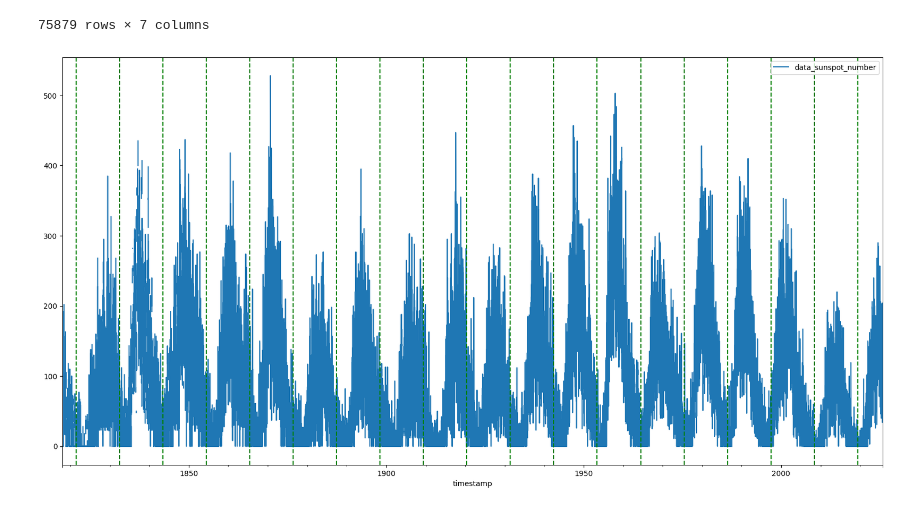
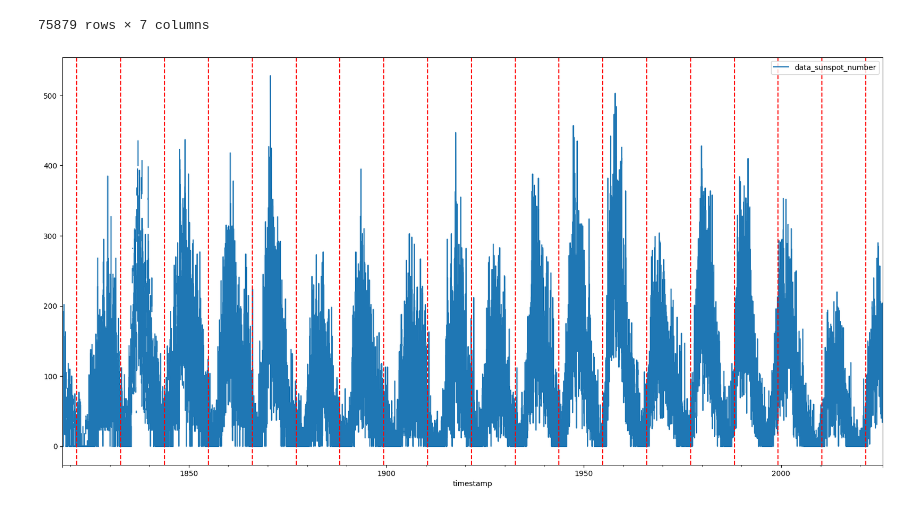
Before and after one commit to Arduel1/space_weather_analysis, a Jupyter notebook: notebooks/sunspots.ipynb, the cells around one changed output. Saved outputs shown, nothing was run; the diff lists cells and outputs as text; code cells hidden in the pictures.

Commit message:
changed color of cycle lines to red for visibility

```diff
--- a/notebooks/sunspots.ipynb
+++ b/notebooks/sunspots.ipynb
@@ -119,9 +119,11 @@ df_sunspots
 # %%
 ax = df_sunspots.plot(y="data_sunspot_number", figsize=(20, 10))
 for i in range(20):
-    year = 1810 + 11.1 * i
-    dt = datetime.datetime(year, 1, 1)
-    ax.axvline(dt, color="green", linestyle="dashed")
+    timepoint = 1810.6 + 11.1 * i
+    year = int(timepoint)
+    month = int((timepoint - year) * 12) + 1
+    dt = datetime.datetime(year, month, 1)
+    ax.axvline(dt, color="red", linestyle="dashed")
 plt.show()
 # %% [output]
-[figure, old version]
+[figure, new version]
```
